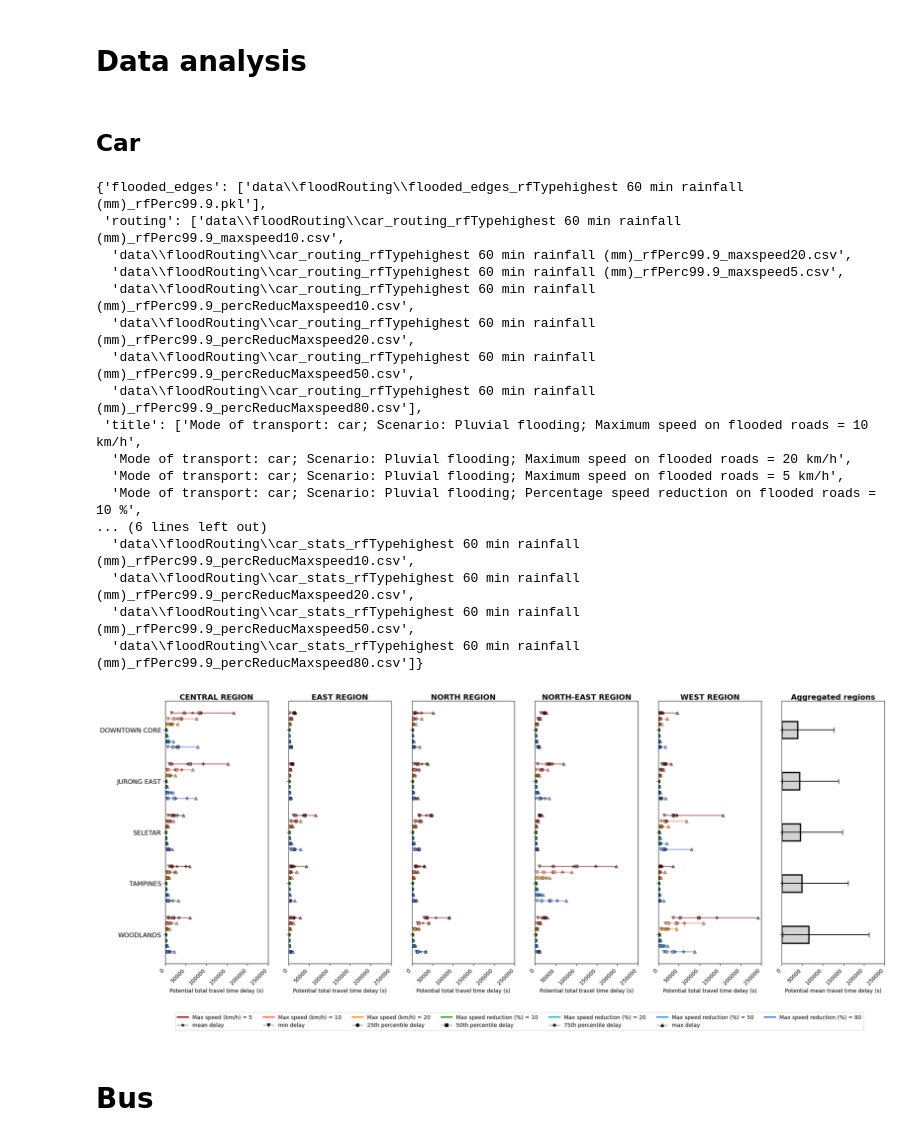
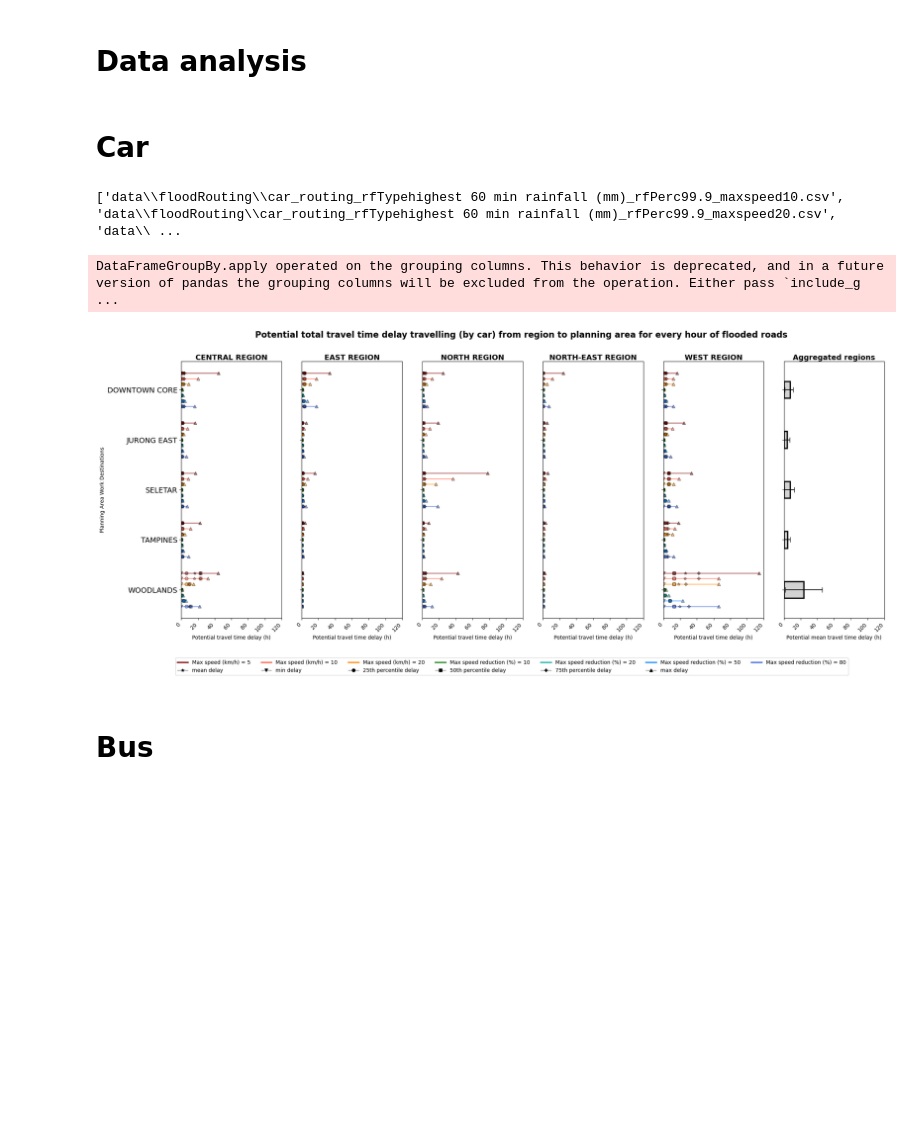
Before and after one commit to pakhuiying/NCCS_analysis, a Jupyter notebook: impact_data_analysis.ipynb, the cells around one changed output. Drawn from its saved outputs; the diff is of its cells as text; code cells hidden in the pictures; blank space fills up the shorter version.

```diff
--- a/impact_data_analysis.ipynb
+++ b/impact_data_analysis.ipynb
@@ -378,35 +376,3 @@ maxTrafficVol[[c for c in maxTrafficVol.columns if bool(re.search("^PLN_AREA_N|m
 | 41 | YISHUN | 7752.0 | 1040.437083 | 800.095334 | 2527.894163 | ... |
 # %% [markdown]
 # Data analysis
-# %% [markdown]
-## Car
-# %%
-selected_planningArea=['TAMPINES','JURONG EAST','WOODLANDS','DOWNTOWN CORE','SELETAR']
-save_dir = r"data\floodRouting"
-transport_mode = "car"
-flooded_fps = floodedRouting.fetch_data(save_dir=save_dir,transport_mode=transport_mode,routing=True, stats=True)
-if transport_mode == "car":
-    # get itineraries
-    dry_df = pd.read_csv(r"data\car_routing_osmnx_planningArea.csv")
-elif transport_mode == "bus":
-    dry_df = pd.read_csv(r"data\bus_routing_OneMap_planningArea.csv")
-
-flooded_fps
-# %% [output]
-{'flooded_edges': ['data\\floodRouting\\flooded_edges_rfTypehighest 60 min rainfall (mm)_rfPerc99.9.pkl'],
- 'routing': ['data\\floodRouting\\car_routing_rfTypehighest 60 min rainfall (mm)_rfPerc99.9_maxspeed10.csv',
-  'data\\floodRouting\\car_routing_rfTypehighest 60 min rainfall (mm)_rfPerc99.9_maxspeed20.csv',
-  'data\\floodRouting\\car_routing_rfTypehighest 60 min rainfall (mm)_rfPerc99.9_maxspeed5.csv',
-  'data\\floodRouting\\car_routing_rfTypehighest 60 min rainfall (mm)_rfPerc99.9_percReducMaxspeed10.csv',
-  'data\\floodRouting\\car_routing_rfTypehighest 60 min rainfall (mm)_rfPerc99.9_percReducMaxspeed20.csv',
-  'data\\floodRouting\\car_routing_rfTypehighest 60 min rainfall (mm)_rfPerc99.9_percReducMaxspeed50.csv',
-  'data\\floodRouting\\car_routing_rfTypehighest 60 min rainfall (mm)_rfPerc99.9_percReducMaxspeed80.csv'],
- 'title': ['Mode of transport: car; Scenario: Pluvial flooding; Maximum speed on flooded roads = 10 km/h',
-  'Mode of transport: car; Scenario: Pluvial flooding; Maximum speed on flooded roads = 20 km/h',
-  'Mode of transport: car; Scenario: Pluvial flooding; Maximum speed on flooded roads = 5 km/h',
-  'Mode of transport: car; Scenario: Pluvial flooding; Percentage speed reduction on flooded roads = 10 %',
-... (6 lines left out)
-  'data\\floodRouting\\car_stats_rfTypehighest 60 min rainfall (mm)_rfPerc99.9_percReducMaxspeed10.csv',
-  'data\\floodRouting\\car_stats_rfTypehighest 60 min rainfall (mm)_rfPerc99.9_percReducMaxspeed20.csv',
-  'data\\floodRouting\\car_stats_rfTypehighest 60 min rainfall (mm)_rfPerc99.9_percReducMaxspeed50.csv',
-  'data\\floodRouting\\car_stats_rfTypehighest 60 min rainfall (mm)_rfPerc99.9_percReducMaxspeed80.csv']}
@@ -625,19 +379,37 @@ class PlotTravelTimeDelay:
+# %% [markdown]
+# Car
 # %%
+selected_planningArea=['TAMPINES','JURONG EAST','WOODLANDS','DOWNTOWN CORE','SELETAR']
+save_dir = r"data\floodRouting"
+transport_mode = "car"
+flooded_fps = floodedRouting.fetch_data(save_dir=save_dir,transport_mode=transport_mode,routing=True, stats=True)
+if transport_mode == "car":
+    # get itineraries
+    dry_df = pd.read_csv(r"data\car_routing_osmnx_planningArea.csv")
+elif transport_mode == "bus":
+    dry_df = pd.read_csv(r"data\bus_routing_OneMap_planningArea.csv")
+
+print(flooded_fps['routing'])
+
 save_dir = r"data\floodRouting"
 
-PTTD = PlotTravelTimeDelay(flood_routing_fps=flooded_fps['routing'],
+PTTD = floodedRouting.PlotTravelTimeDelay(flood_routing_fps=flooded_fps['routing'],
                     dry_routing_fp=r"data\car_routing_osmnx_planningArea.csv",
                     flood_stats_fps=flooded_fps['stats'],
-                    units="seconds",
+                    planningArea=planningArea_shp,
+                    units="hours",
                     selected_planningArea=selected_planningArea)
-potential_time_delay = PTTD.get_potential_car_time_delay(maxTrafficVol)
-time_delay_sum = PTTD.get_time_delay_sum(potential_time_delay, var = "mean")
+car_potential_time_delay = PTTD.get_potential_car_time_delay(maxTrafficVol)
+car_time_delay_sum = PTTD.get_time_delay_sum(car_potential_time_delay, var = "mean")
 # save plot
 save_fp = os.path.join(save_dir,"car_TotalTimeDelay.png")
-PTTD.plot_potential_time_delay(potential_time_delay,time_delay_sum,
-                               title="",loc=(0.1,0.02),
+PTTD.plot_potential_time_delay(car_potential_time_delay,car_time_delay_sum,
+                               title="Potential total travel time delay travelling (by car) from region to planning area for every hour of flooded roads",
+                               loc=(0.1,0.03),title_fontsize=16,axis_fontsize=14,
                                save_fp=None)
 # %% [output]
+['data\\floodRouting\\car_routing_rfTypehighest 60 min rainfall (mm)_rfPerc99.9_maxspeed10.csv', 'data\\floodRouting\\car_routing_rfTypehighest 60 min rainfall (mm)_rfPerc99.9_maxspeed20.csv', 'data\\ ...
+DataFrameGroupBy.apply operated on the grouping columns. This behavior is deprecated, and in a future version of pandas the grouping columns will be excluded from the operation. Either pass `include_g ...
-[figure, old version]
+[figure, new version]
 # %% [markdown]
 # Bus
```
Also changed, not shown: parts of 9 cells of this notebook, 1 other file.
